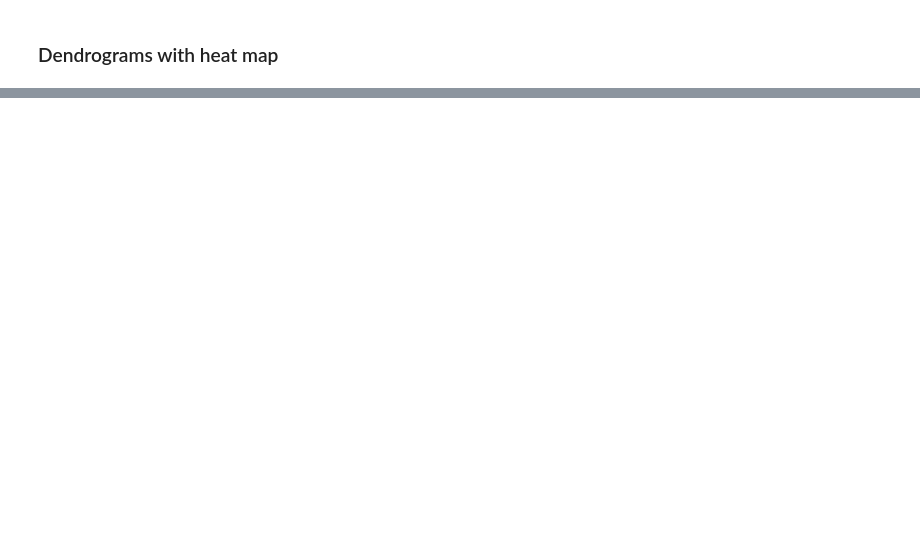
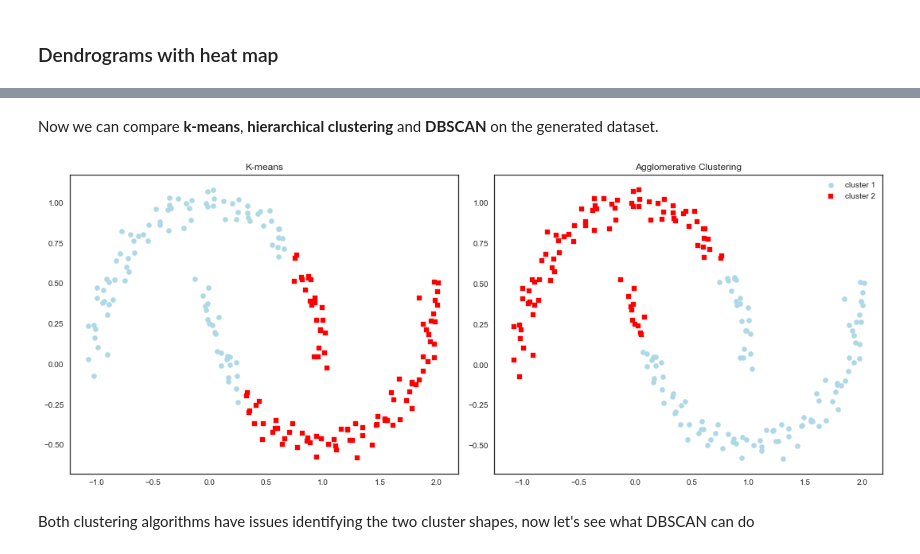
Before and after one commit to alanmarazzi/python-machinelearning, a Jupyter notebook: Chapter 11 - Clustering Analysis.ipynb, the cells around one changed output, grey strips where cells are left out. Cells and saved outputs as stored; diff of their text form; code cells hidden in the pictures; blank space fills up the shorter version.

```diff
--- a/Chapter 11 - Clustering Analysis.ipynb
+++ b/Chapter 11 - Clustering Analysis.ipynb
@@ -281,0 +338,46 @@ plt.show()
+# %% [markdown]
+Now we can compare **k-means**, **hierarchical clustering** and **DBSCAN** on the generated dataset.
+# %%
+# K-Means
+f, (ax1, ax2) = plt.subplots(1, 2, figsize=(15,6))
+km = KMeans(n_clusters=2, random_state=0)
+y_km = km.fit_predict(x)
+
+ax1.scatter(x[y_km == 0, 0],
+            x[y_km == 0, 1],
+            c='lightblue',
+            marker='o',
+            s=40,
+            label='cluster 1')
+ax1.scatter(x[y_km == 1, 0],
+            x[y_km == 1, 1],
+            c='red',
+            marker='s',
+            s=40,
+            label='cluster 2')
+ax1.set_title('K-means')
+
+# Agglomerative clustering
+ac = AgglomerativeClustering(n_clusters=2, affinity='euclidean', linkage='complete')
+y_ac = ac.fit_predict(x)
+
+ax2.scatter(x[y_ac == 0, 0],
+            x[y_ac == 0, 1],
+            c='lightblue',
+            marker='o',
+            s=40,
+            label='cluster 1')
+ax2.scatter(x[y_ac == 1, 0],
+            x[y_ac == 1, 1],
+            c='red',
+            marker='s',
+            s=40,
+            label='cluster 2')
+ax2.set_title('Agglomerative Clustering')
+plt.legend()
+plt.tight_layout()
+plt.show()
+# %% [output]
+[figure, added]
+# %% [markdown]
+Both clustering algorithms have issues identifying the two cluster shapes, now let's see what DBSCAN can do
```
Also changed, not shown: parts of 10 cells of this notebook, 2 other files.
